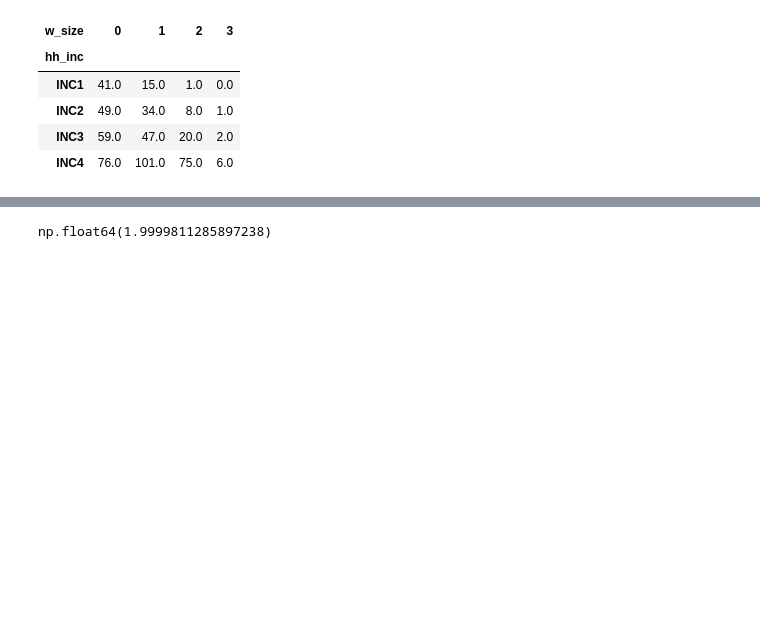
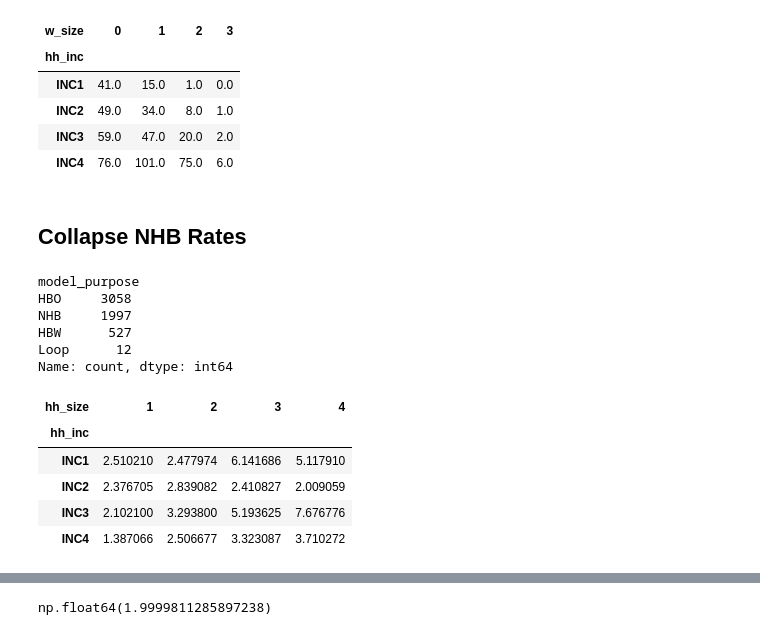
Before and after one commit to RSGInc/scog_model, a Jupyter notebook: 1-Inputs_Preparation/Survey/2_SurveyTripRates.ipynb, the cells around one changed output, grey strips where cells are left out. Cells and saved outputs as stored; diff of their text form; code cells hidden in the pictures; blank space fills up the shorter version.

Commit message:
Update trip generation for HBO and NHB

```diff
--- a/1-Inputs_Preparation/Survey/2_SurveyTripRates.ipynb
+++ b/1-Inputs_Preparation/Survey/2_SurveyTripRates.ipynb
@@ -903,3 +903,32 @@ hhrecs2dincwrk
 | INC4 | 76.0 | 101.0 | 75.0 | 6.0 |
 # %%
 hhrecs2dincwrk.to_clipboard(header=False,index=False)
+# %% [markdown]
+## Collapse NHB Rates
+# %%
+nhb_trips = trips.copy()
+
+# recode NHB cat
+nhb_trips.loc[nhb_trips['model_purpose'].isin(['NHBO','NHBW']),'model_purpose'] = 'NHB'
+# %%
+nhb_trips['model_purpose'].value_counts()
+# %% [output]
+model_purpose
+HBO     3058
+NHB     1997
+HBW      527
+Loop      12
+Name: count, dtype: int64
+# %%
+
+# size x inc
+NHB2D_trip_rates_inc = GetTripRatesUsingTwoVars(hh_df = hh, trips_df=nhb_trips,
+            x = "hh_size" , y = "hh_inc", groups = "NHB", cat ="triprate")
+NHB2D_trip_rates_inc
+# %% [output]
+| hh_size | 1 | 2 | 3 | 4 |
+| hh_inc |  |  |  |  |
+| INC1 | 2.510210 | 2.477974 | 6.141686 | 5.117910 |
+| INC2 | 2.376705 | 2.839082 | 2.410827 | 2.009059 |
+| INC3 | 2.102100 | 3.293800 | 5.193625 | 7.676776 |
+| INC4 | 1.387066 | 2.506677 | 3.323087 | 3.710272 |
```
Also changed, not shown: parts of 12 cells of this notebook, 6 other files.
